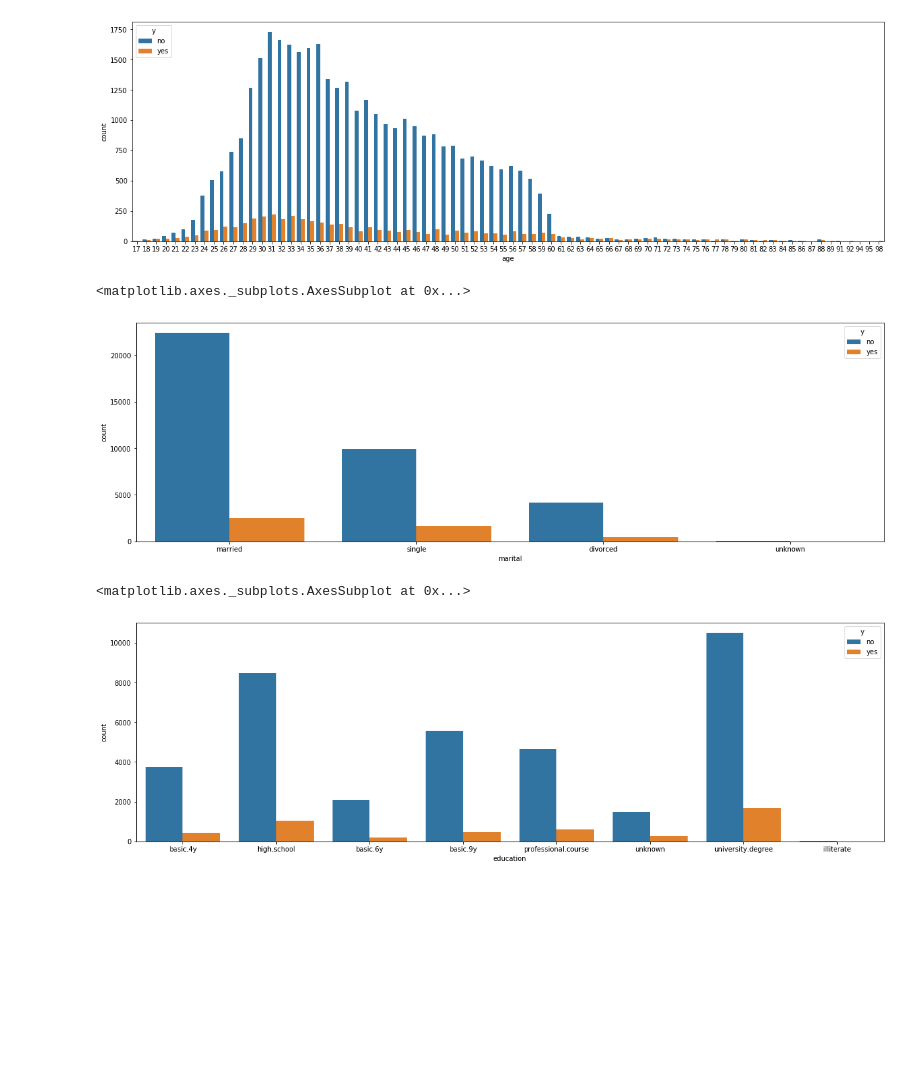
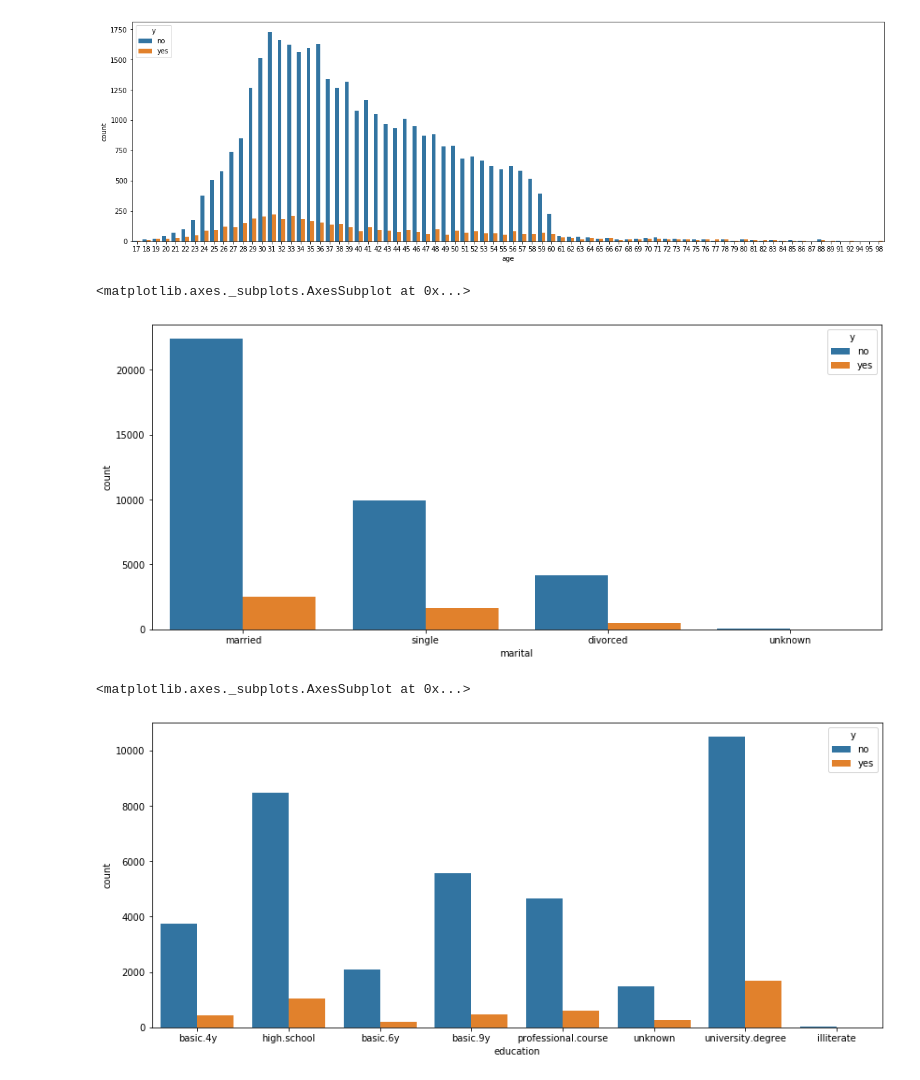
Before and after one commit to kavehamini/Bank_Marketing, a Jupyter notebook: Bank_Marketing.ipynb, the cells around one changed output. Drawn from its saved outputs; the diff is of its cells as text; code cells hidden in the pictures; blank space fills up the shorter version.

```diff
--- a/Bank_Marketing.ipynb
+++ b/Bank_Marketing.ipynb
@@ -164,16 +164,16 @@ sns.countplot(x='age', data=df, hue='y')
 [figure]
 # %%
 #plotting the number of successful campaigns with regards to marital status
-plt.figure(figsize=(20,6))
+plt.figure(figsize=(14,6))
 sns.countplot(x='marital', data=df, hue='y')
 # %% [output]
 <matplotlib.axes._subplots.AxesSubplot at 0x...>
-[figure, old version]
+[figure, new version]
 # %%
 #plotting the number of successful campaigns with regards to education
-plt.figure(figsize=(20,6))
+plt.figure(figsize=(14,6))
 sns.countplot(x='education', data=df, hue='y')
 # %% [output]
 <matplotlib.axes._subplots.AxesSubplot at 0x...>
-[figure, old version]
+[figure, new version]
 # %%
```
Also changed, not shown: parts of 2 cells of this notebook.
